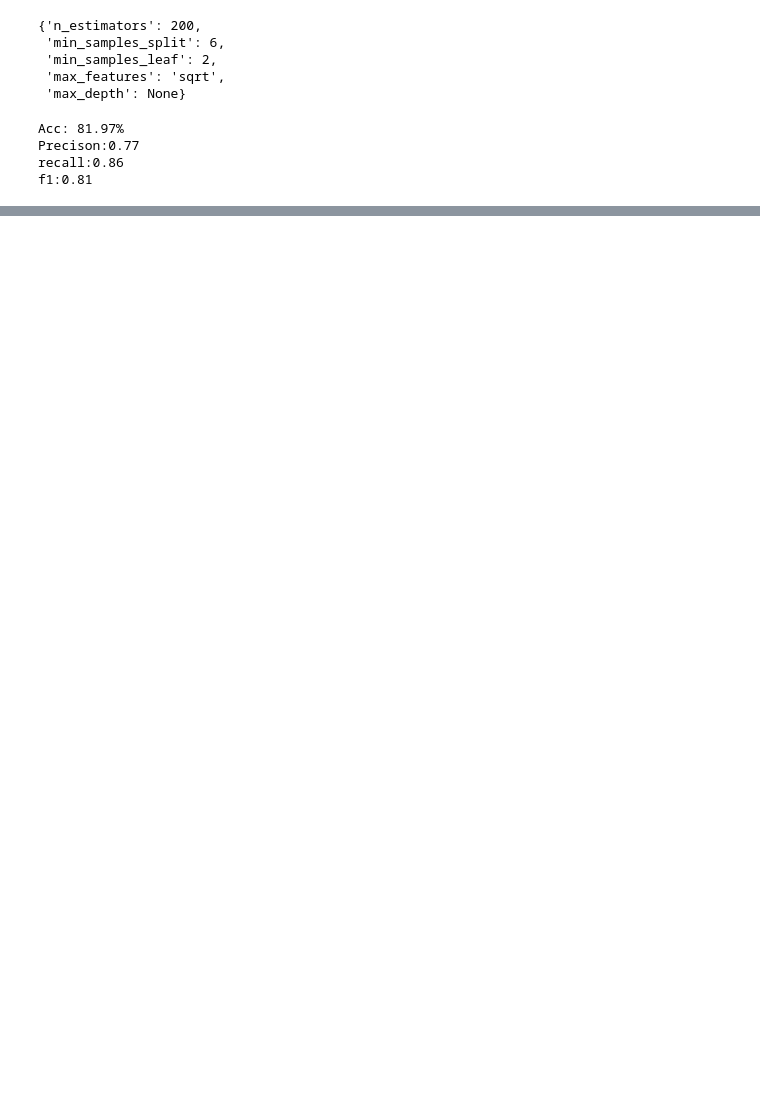
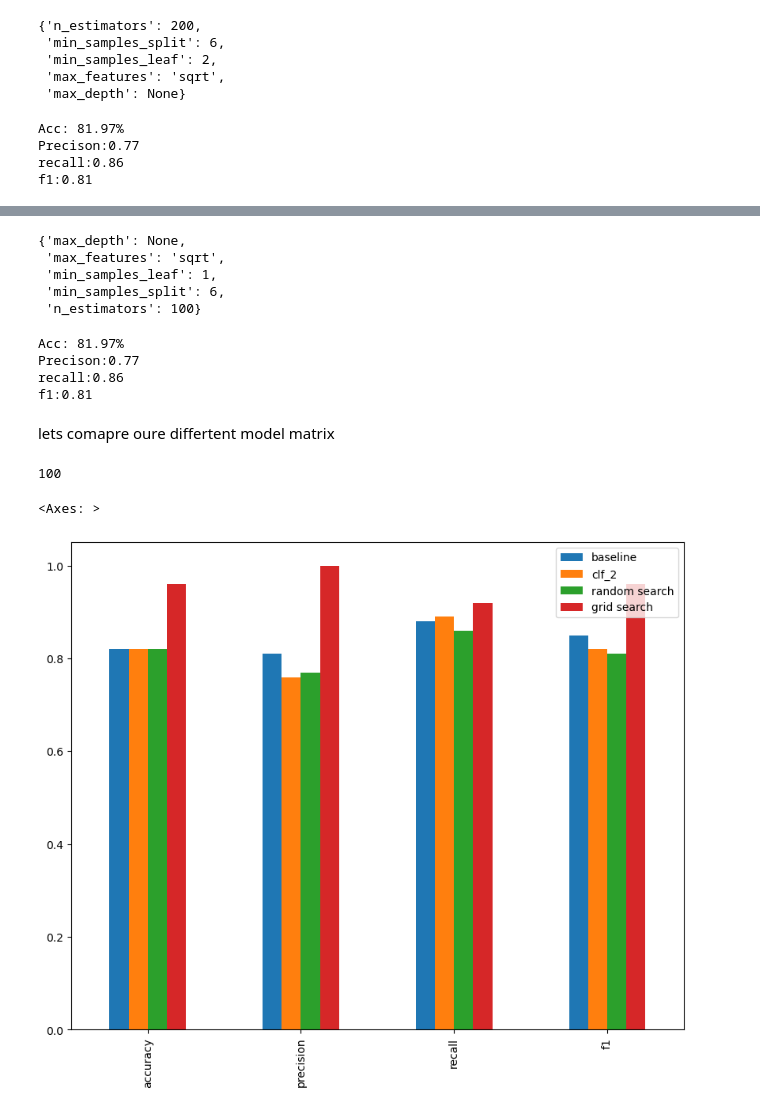
Before and after one commit to Ashavmodhgill/Scikit-learn-Introduction, a Jupyter notebook: introduction-to-scikit-learn.ipynb, the cells around one changed output, grey strips where cells are left out. Saved outputs shown, nothing was run; the diff lists cells and outputs as text; code cells hidden in the pictures; blank space fills up the shorter version.

Commit message:
update notebook with GridSerachCV and got 0.927 score

```diff
--- a/introduction-to-scikit-learn.ipynb
+++ b/introduction-to-scikit-learn.ipynb
@@ -2145,0 +1936,28 @@ f1:0.81
+# %%
+from sklearn.model_selection import GridSearchCV, train_test_split
+np.random.seed(42)
+
+# split x and y
+
+x = heart_disease_shuffled.drop("target", axis = 1)
+y = heart_disease_shuffled["target"]
+
+# split into the train and test set
+
+x_train,x_test,y_train,y_test = train_test_split(x,y, test_size = 0.2)
+
+# Instantiate  RandomForestClassifier
+clf = RandomForestClassifier(n_jobs =1)
+
+# setup  GridSerachCV
+
+gs_clf = GridSearchCV(estimator= clf,
+                           param_grid = grid_2,
+                           # no have n-iter sence it follow brute force
+                           cv= 5,
+                           verbose = 2)
+
+
+#fit the  RandomizedSerchCV version of clf
+
+gs_clf.fit(x_train,y_train);
@@ -2145,0 +1999,45 @@ f1:0.81
+# %%
+gs_clf.best_params_
+# %% [output]
+{'max_depth': None,
+ 'max_features': 'sqrt',
+ 'min_samples_leaf': 1,
+ 'min_samples_split': 6,
+ 'n_estimators': 100}
+# %%
+gs_y_preds = gs_clf.predict(x_test)
+
+# evaluate the predictions
+gs_matrics = evalute_preds(y_test,gs_y_preds)
+# %% [output]
+Acc: 81.97%
+Precison:0.77
+recall:0.86
+f1:0.81
+# %% [markdown]
+lets comapre oure differtent model matrix
+# %%
+
+clf = RandomForestClassifier()
+
+# 2. Fit the model (The 'estimators_' attribute is created here)
+clf.fit(x_train, y_train)
+
+# 3. Now you can access it
+print(len(clf.estimators_))
+# %% [output]
+100
+# %%
+# 1. Create the DataFrame using the METRICS dictionaries, not the models
+compare_metrics = pd.DataFrame({
+    "baseline": baseline_metrics,
+    "clf_2": clf_2_metrics,
+    "random search":s_metrics,
+    "grid search": gs_matrics
+})
+
+# 2. Plot the data
+compare_metrics.plot.bar(figsize=(10, 8))
+# %% [output]
+<Axes: >
+[figure, added]
```
Also changed, not shown: parts of 122 cells of this notebook.
